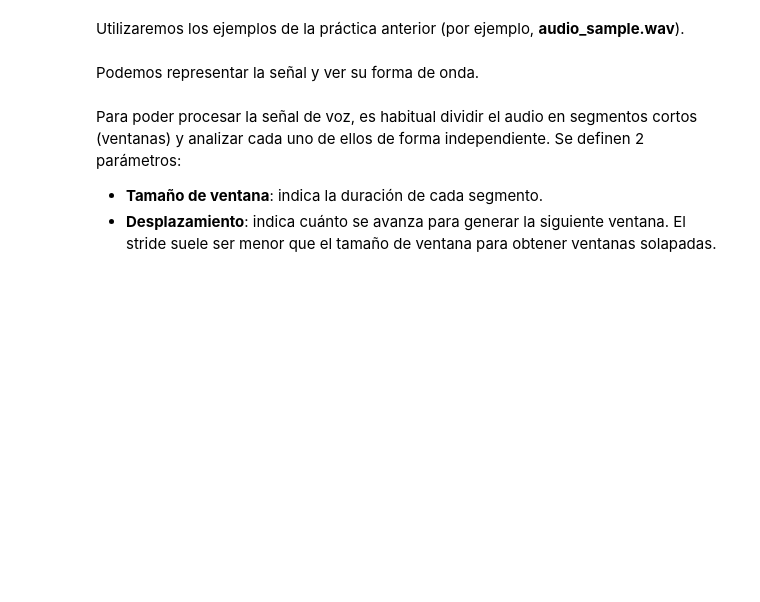
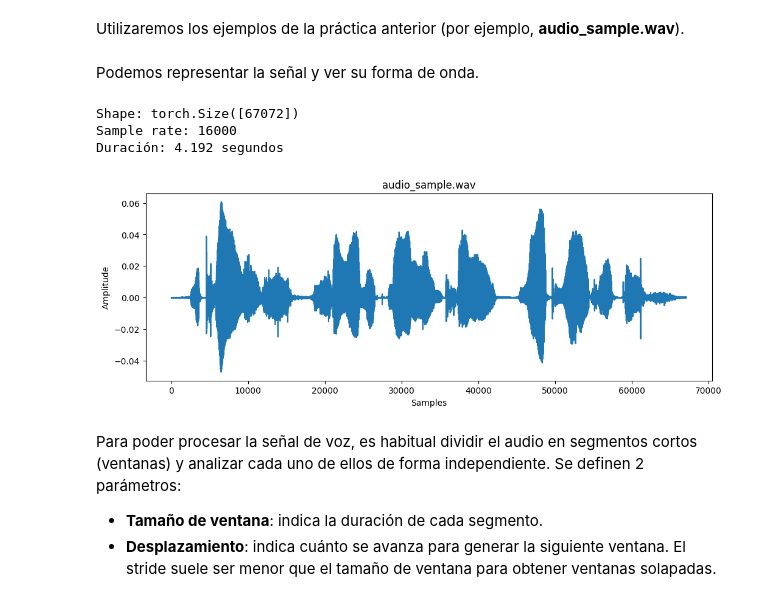
Before and after one commit to idom-ai/practicas5-8tsst, a Jupyter notebook: TSST_P8/PR8_TSST.ipynb, the cells around one changed output. Saved outputs shown, nothing was run; the diff lists cells and outputs as text; code cells hidden in the pictures; blank space fills up the shorter version.

```diff
--- a/TSST_P8/PR8_TSST.ipynb
+++ b/TSST_P8/PR8_TSST.ipynb
@@ -607,22 +695,27 @@ Podemos representar la señal y ver su forma de onda.
 # %%
 import librosa
 import numpy as np
 import matplotlib.pyplot as plt
 
-audio_file = 'audio_sample (1).wav'
+audio_file = 'audio_sample.wav'
 audio, sr = librosa.load(audio_file, sr=16000)
 waveform = torch.tensor(audio)
 
 print("Shape:", waveform.shape)
 print("Sample rate:", sr)
 print("Duración:", len(audio)/sr, "segundos")
 
 plt.figure(figsize=(12,4))
 plt.plot(waveform.numpy())
 plt.title(f"{audio_file}")
 plt.xlabel("Samples")
 plt.ylabel("Amplitude")
 plt.show()
+# %% [output]
+Shape: torch.Size([67072])
+Sample rate: 16000
+Duración: 4.192 segundos
+[figure, added]
 # %% [markdown]
 Para poder procesar la señal de voz, es habitual dividir el audio en segmentos cortos (ventanas) y analizar cada uno de ellos de forma independiente. Se definen 2 parámetros:
   - **Tamaño de ventana**: indica la duración de cada segmento.
```
Also changed, not shown: parts of 27 cells of this notebook.
